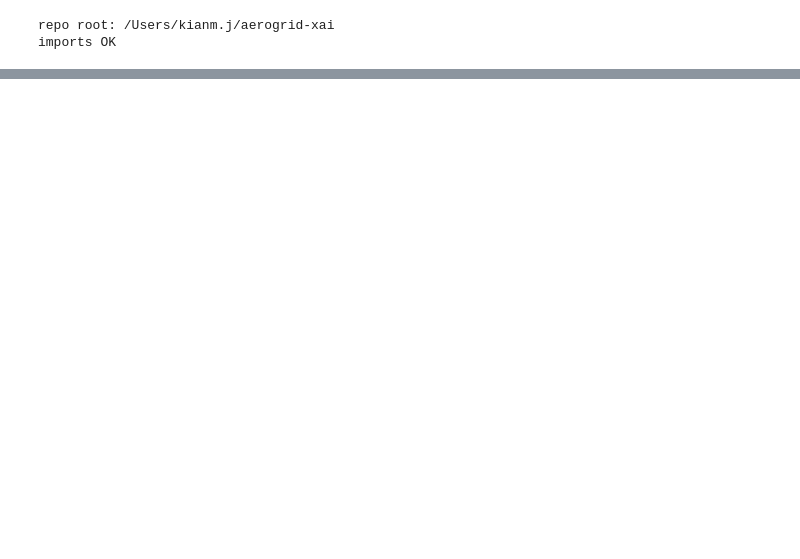
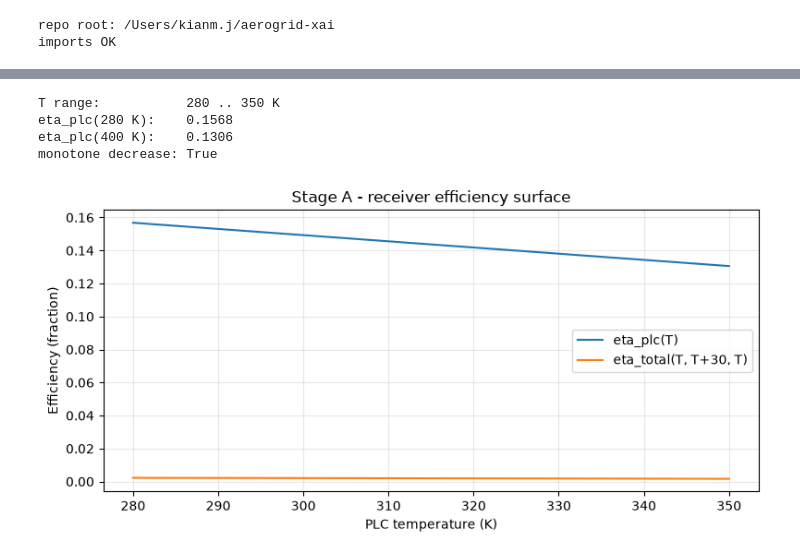
Before and after one commit to sirkianmj/aerogrid-xai, a Jupyter notebook: notebooks/10_clear_d_end_to_end.ipynb, the cells around one changed output, grey strips where cells are left out. Drawn from its saved outputs; the diff is of its cells as text; code cells hidden in the pictures; blank space fills up the shorter version.

Commit message:
Sprint 9 s9-5: Notebook 10 full CLEAR-D A->E loop, epsilon ratio 0.125, F-1 discontinuity documented (#85)
Co-authored-by: sirkianmj <sirkianmj@users.noreply.github.com>

```diff
--- a/notebooks/10_clear_d_end_to_end.ipynb
+++ b/notebooks/10_clear_d_end_to_end.ipynb
@@ -391,0 +86,34 @@ become informative.
+# %%
+# eta_plc has a hard material cutoff at T_MAX_K = 358.45 K: above
+# that temperature the perovskite cell is degraded and the model
+# returns 0.0. That step is a discontinuity, not a smooth surface, and
+# it is not the correct domain for an H12-style PWL refinement claim
+# (H12 is a claim about the refinement procedure on a smooth target).
+# The PWL is therefore defined on the physically relevant pre-cutoff
+# band [280, 350] K. See the summary cell.
+T_PLC_K = [280.0 + 2.0 * i for i in range(36)]  # 280 .. 350 K
+eta_plc_vals = [eta_plc(t) for t in T_PLC_K]
+eta_total_vals = [eta_total(t, t + 30.0, t) for t in T_PLC_K]
+
+print(f"T range:           {T_PLC_K[0]:.0f} .. {T_PLC_K[-1]:.0f} K")
+print(f"eta_plc(280 K):    {eta_plc_vals[0]:.4f}")
+print(f"eta_plc(400 K):    {eta_plc_vals[-1]:.4f}")
+print("monotone decrease: "
+      + str(all(eta_plc_vals[i] >= eta_plc_vals[i + 1] for i in range(len(eta_plc_vals) - 1))))
+
+fig, ax = plt.subplots(figsize=(8, 4))
+ax.plot(T_PLC_K, eta_plc_vals, label="eta_plc(T)")
+ax.plot(T_PLC_K, eta_total_vals, label="eta_total(T, T+30, T)")
+ax.set_xlabel("PLC temperature (K)")
+ax.set_ylabel("Efficiency (fraction)")
+ax.set_title("Stage A - receiver efficiency surface")
+ax.grid(alpha=0.3)
+ax.legend()
+plt.tight_layout()
+plt.show()
+# %% [output]
+T range:           280 .. 350 K
+eta_plc(280 K):    0.1568
+eta_plc(400 K):    0.1306
+monotone decrease: True
+[figure, added]
```
Also changed, not shown: parts of 32 cells of this notebook, 1 other file.
